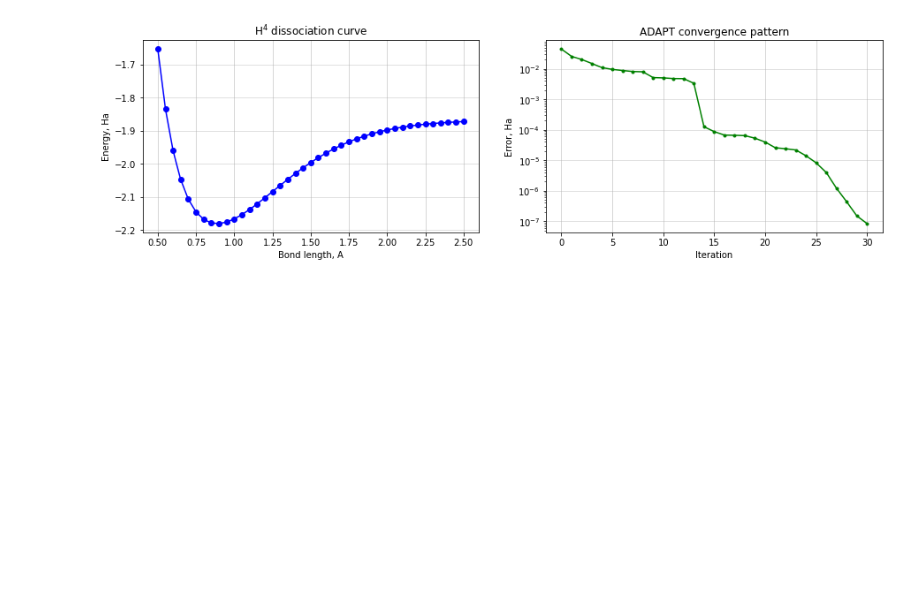
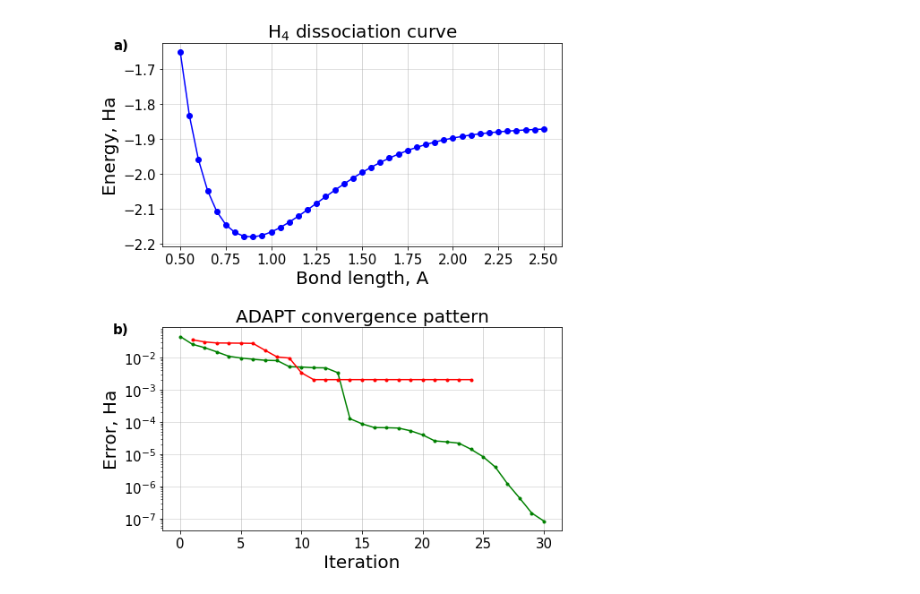
Before and after one commit to VladShkolnikov/H4_dissociation_curve, a Jupyter notebook: plotter.ipynb, the cells around one changed output. Drawn from its saved outputs; the diff is of its cells as text; code cells hidden in the pictures; blank space fills up the shorter version.

```diff
--- a/plotter.ipynb
+++ b/plotter.ipynb
@@ -7,13 +7,14 @@ import pickle5 as pickle
 
 
 
-fig, plots = plt.subplots(1, 2, figsize=(15,4))
+fig, plots = plt.subplots(2, 1, figsize=(8,10))
+fig.subplots_adjust(left=None, bottom=None, right=None, top=None, wspace=None, hspace=0.4)
 
 
-plots[0].set_title('H$^4$ dissociation curve')
+plots[0].set_title('H$_4$ dissociation curve',fontsize=20)
 plots[0].grid(axis='y', alpha=0.75)
-plots[0].set_xlabel('Bond length, A')
-plots[0].set_ylabel('Energy, Ha')
+plots[0].set_xlabel('Bond length, A',fontsize=20)
+plots[0].set_ylabel('Energy, Ha',fontsize=20)
 
 
 lengths=[]
@@ -34,42 +35,46 @@ plots[0].plot(lengths,energies,linestyle='-', marker='o', color='b')
 plots[0].grid( linestyle = '-', linewidth = 0.5)
 
 
-plots[1].set_title('ADAPT convergence pattern')
+plots[1].set_title('ADAPT convergence pattern',fontsize=20)
 plots[1].grid(axis='y', alpha=0.75)
-plots[1].set_xlabel('Iteration')
-plots[1].set_ylabel('Error, Ha')
+plots[1].set_xlabel('Iteration',fontsize=20)
+plots[1].set_ylabel('Error, Ha',fontsize=20)
 
-
+plt.rc('xtick', labelsize=15)
+plt.rc('ytick', labelsize=15)
 
 file_to_open= "slurm_0_8"
 
 iteration=[]
 errors=[]
 
 file = open(file_to_open,'rb').readlines()
 for line_number in range(len(file)):
     line=file[line_number].decode("utf-8")
     if len(line)>45 and line[:45]=="                         ADAPT-VQE iteration:":
         if float(file[line_number+4].decode("utf-8")[7:])>0:
 
             iteration.append(int(line[47:]))
             error_line=file[line_number+4].decode("utf-8")
             errors.append(float(error_line[7:]))
 
 
-
+ercomp=[0.035575864713, 0.030505981688, 0.028276163984, 0.028065193138, 0.027794018841, 0.02739970865, 0.016697635995, 0.010369299012, 0.009616360694, 0.003351664697, 0.002052778313, 0.002052778313, 0.002052778313, 0.002052778313, 0.002052778313, 0.002052778313, 0.002052778313, 0.002052778313, 0.002052778313, 0.002052778313, 0.002052778313, 0.002052778313, 0.002052778313, 0.002052778313]
+it=[1, 2, 3, 4, 5, 6, 7, 8, 9, 10, 11, 12, 13, 14, 15, 16, 17, 18, 19, 20, 21, 22, 23, 24]
 plots[1].plot(iteration,errors,linestyle='-', marker='.', color='g')
+plots[1].plot(it,ercomp,linestyle='-', marker='.', color='r')
 plots[1].grid( linestyle = '-', linewidth = 0.5)
 plots[1].set_yscale("log")
 
 
-
+fig.text(0.03, 0.87, "a)", fontdict=None,fontsize=15,fontweight="bold")
+fig.text(0.03, 0.43, "b)", fontdict=None,fontsize=15,fontweight="bold")
 
 fig.savefig('H4_8_qubits.pdf',bbox_inches = 'tight',
     pad_inches = 0)
 plt.show()
 
 
 # Set a clean upper y-axis limit.
 # %% [output]
-[figure, old version]
+[figure, new version]
```
Also changed, not shown: 18 other files.
